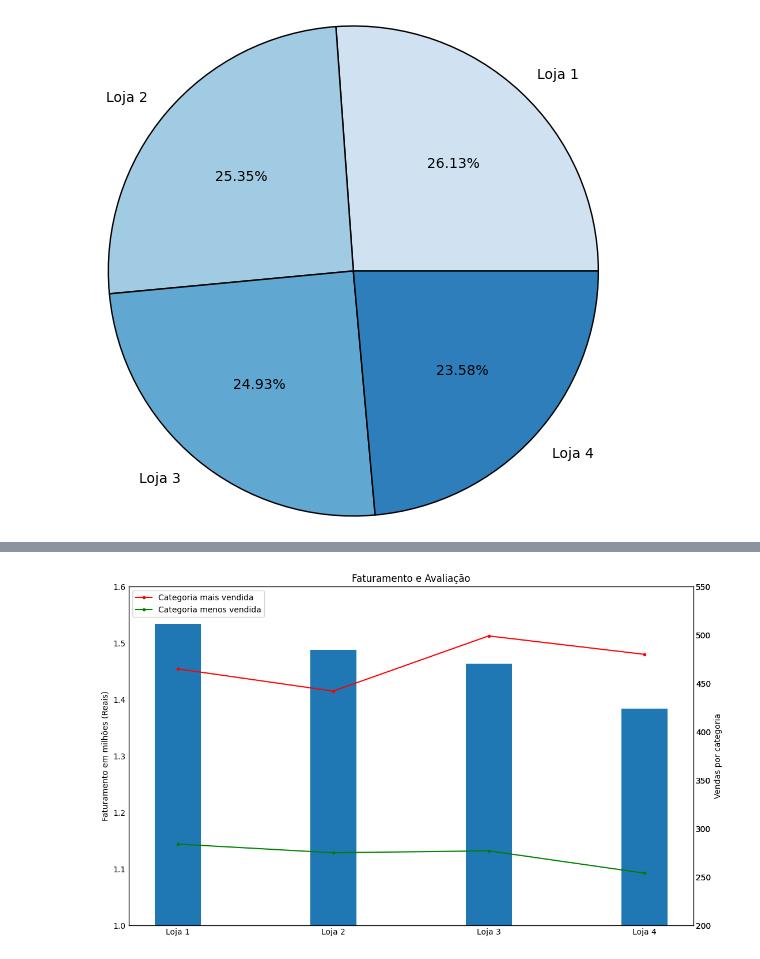
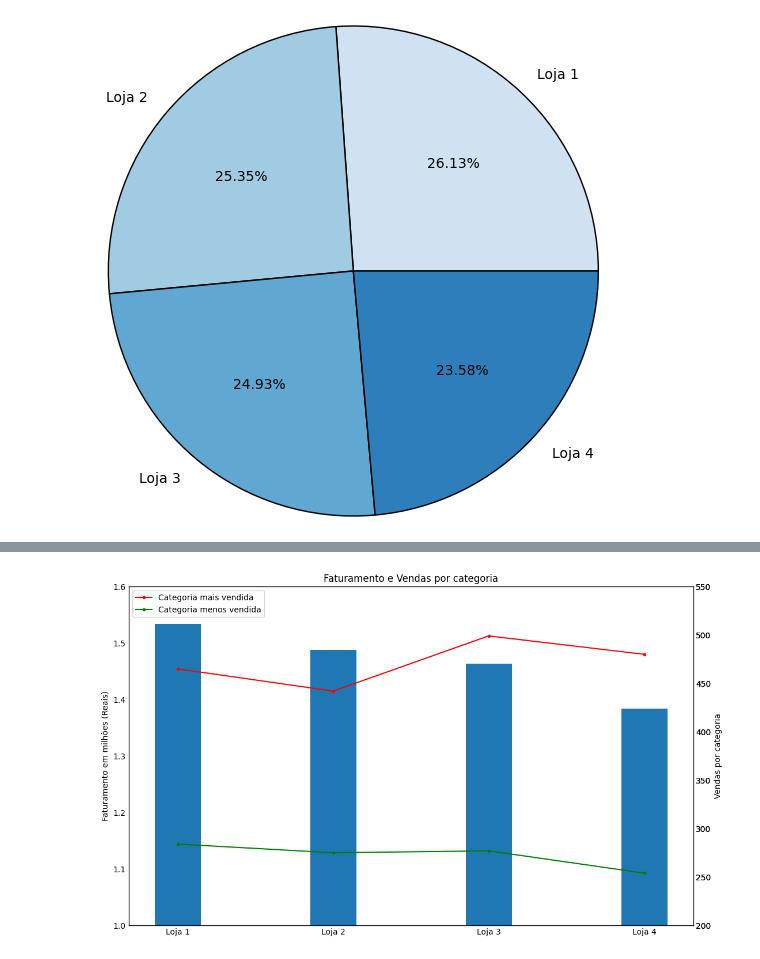
Before and after one commit to GuilhermeFernandez/AluraStore, a Jupyter notebook: AluraStoreBrasil.ipynb, the cells around one changed output, grey strips where cells are left out. Cells and saved outputs as stored; diff of their text form; code cells hidden in the pictures.

```diff
--- a/AluraStoreBrasil.ipynb
+++ b/AluraStoreBrasil.ipynb
@@ -32,7 +34,7 @@ def faturamento (lista):
   faturamento = {index: loja['Preço'].sum() for index, loja in enumerate(lojas)}
   faturamento = pd.Series(faturamento)
   faturamento = faturamento.to_frame(name='Faturamento').reset_index()
-  return(faturamento)
+  return(faturamento).sort_values('Faturamento', ascending=False)
 
 faturamentos = faturamento(lojas)
 
@@ -55,7 +57,7 @@ def vendas_categoria (lista):
     vendas_categoria['Loja'] = r
     df_vendas_categoria.append(vendas_categoria)
 
-  df_vendas_categoria = pd.concat(df_vendas_categoria)
+  df_vendas_categoria = pd.concat(df_vendas_categoria).sort_values('Vendas por Categoria', ascending=False)
   return df_vendas_categoria
 
 vendas_categorias = vendas_categoria(lojas)
@@ -252,32 +291,32 @@ from matplotlib import legend
 
 plt.style.use('_mpl-gallery')
 
 x = lojas_numero
 y = faturamentos['Faturamento'] / 1000000
 
 fig, ax = plt.subplots(figsize= (10, 6))
 
 ax.bar(x, y, width=0.3, edgecolor="white", linewidth=0.7)
 ax.grid(visible = False)
-ax.set(title='Faturamento e Avaliação', ylabel='Faturamento em milhões (Reais)', ylim=(1,1.6))
+ax.set(title='Faturamento e Vendas por categoria', ylabel='Faturamento em milhões (Reais)', ylim=(1,1.6))
 
 ax2 = ax.twinx()
 ax2.plot(lojas_numero, vendas_categorias.groupby('Loja')['Vendas por Categoria'].first(), color='red', marker='.', label='Categoria mais vendida')
 ax2.set(ylabel='Vendas por categoria', ylim=(200,550))
 ax2.grid(visible = False)
 
 ax3 = ax.twinx()
 ax3.plot(lojas_numero, vendas_categorias.groupby('Loja')['Vendas por Categoria'].last(), color='green', marker='.', label='Categoria menos vendida')
 ax3.set(ylim=(200,550))
 ax3.grid(visible = False)
 
 handles2, labels2 = ax2.get_legend_handles_labels()
 handles3, labels3 = ax3.get_legend_handles_labels()
 all_handles = handles2 + handles3
 all_labels = labels2 + labels3
 
 # Criar a legenda usando os handles e labels combinados e plotar
 plt.legend(all_handles, all_labels, loc='upper left')
 plt.show()
 # %% [output]
-[figure, old version]
+[figure, new version]
```
Also changed, not shown: parts of 12 cells of this notebook.
